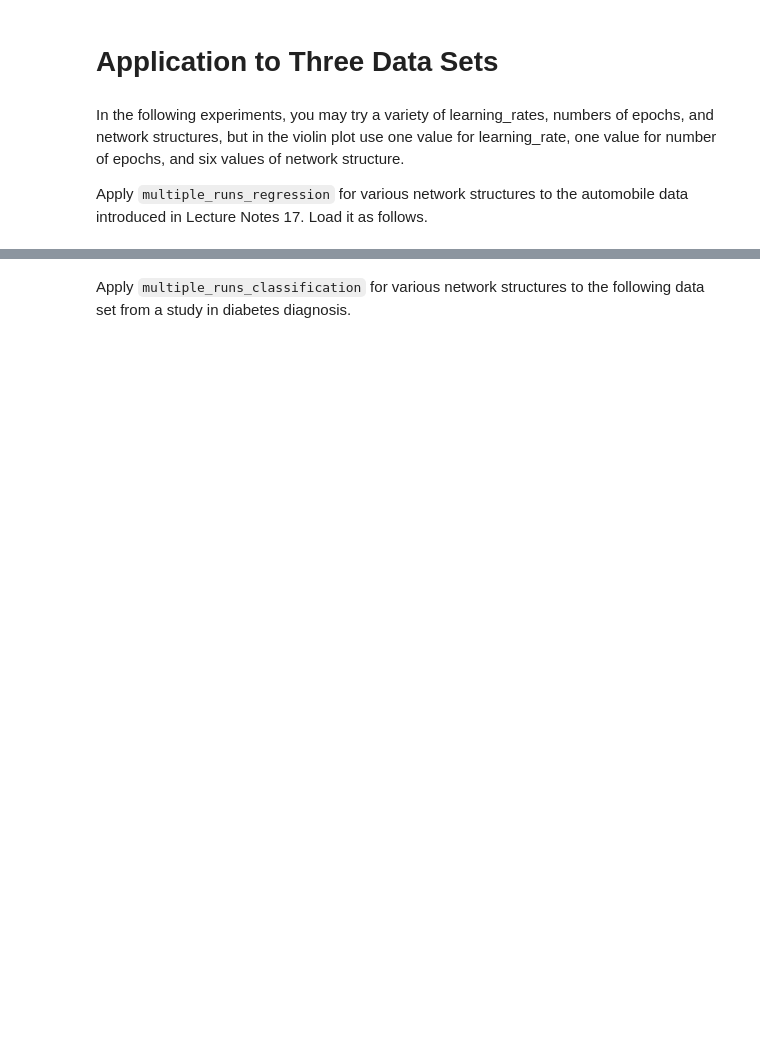
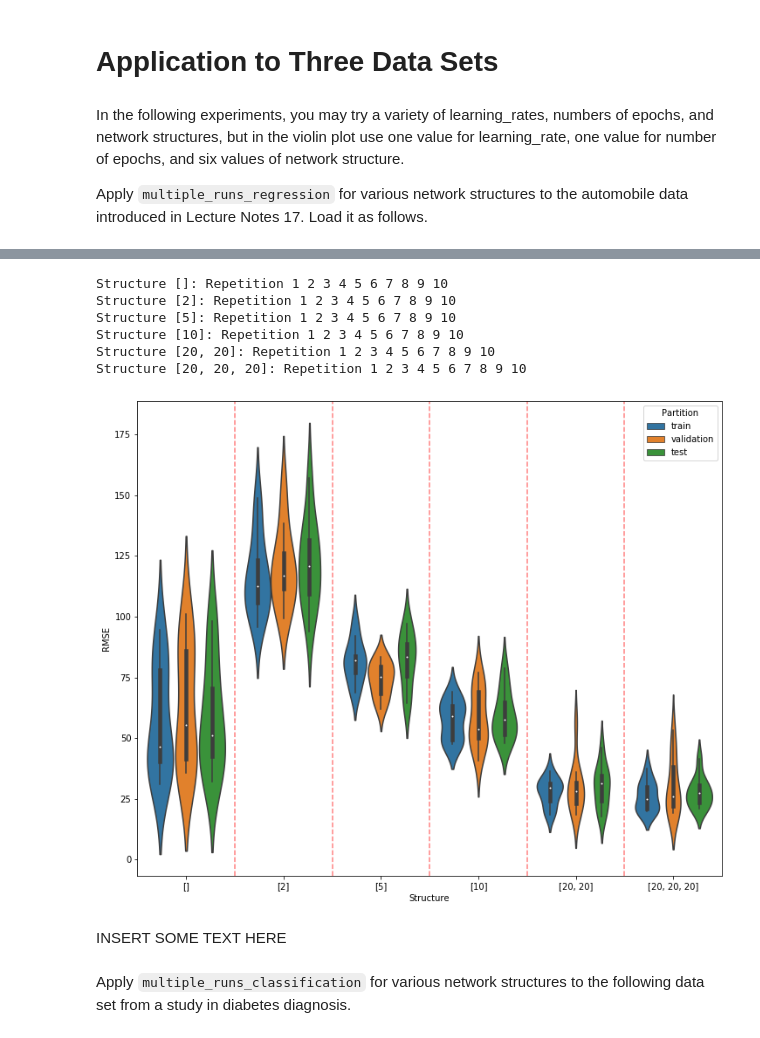
Before and after one commit to MillerRidgeway/MachineLearningNotebooks, a Jupyter notebook: Ridgeway-A5.ipynb, the cells around one changed output, grey strips where cells are left out. Cells and saved outputs as stored; diff of their text form; code cells hidden in the pictures; blank space fills up the shorter version.

```diff
--- a/Ridgeway-A5.ipynb
+++ b/Ridgeway-A5.ipynb
@@ -718,3 +740,32 @@ Number rows after dropping rows with missing values 392.
+# %%
+fractions = (0.6, 0.2, 0.2)
+n_hiddens_list = [[], [2], [5], [10], [20, 20], [20, 20, 20]]  # Notice the first one... []
+n_epochs = 1000
+learning_rate = 0.001
+
+n_partitions = 10
+
+results = []
+for nh in n_hiddens_list:
+    results.extend(multiple_runs_regression(n_partitions, automobile.to_numpy(), automobile.to_numpy(), fractions, nh, n_epochs, learning_rate))
+
+resultsdf = pd.DataFrame(results, columns=('Structure', 'Partition', 'RMSE'))
+# %% [output]
+Structure []: Repetition 1 2 3 4 5 6 7 8 9 10
+Structure [2]: Repetition 1 2 3 4 5 6 7 8 9 10
+Structure [5]: Repetition 1 2 3 4 5 6 7 8 9 10
+Structure [10]: Repetition 1 2 3 4 5 6 7 8 9 10
+Structure [20, 20]: Repetition 1 2 3 4 5 6 7 8 9 10
+Structure [20, 20, 20]: Repetition 1 2 3 4 5 6 7 8 9 10
+# %%
+plt.figure(figsize=(12, 10))
+sns.violinplot(x='Structure', y='RMSE', hue='Partition', data=resultsdf)
+for x in range(len(n_hiddens_list) - 1):
+    plt.axvline(x + 0.5, color='r', linestyle='--', alpha=0.5)
+# %% [output]
+[figure, added]
+# %% [markdown]
+INSERT SOME TEXT HERE
 # %% [markdown]
 Apply `multiple_runs_classification` for various network structures to the following data set from a study in diabetes diagnosis.
 # %%
```
Also changed, not shown: parts of 22 cells of this notebook.
